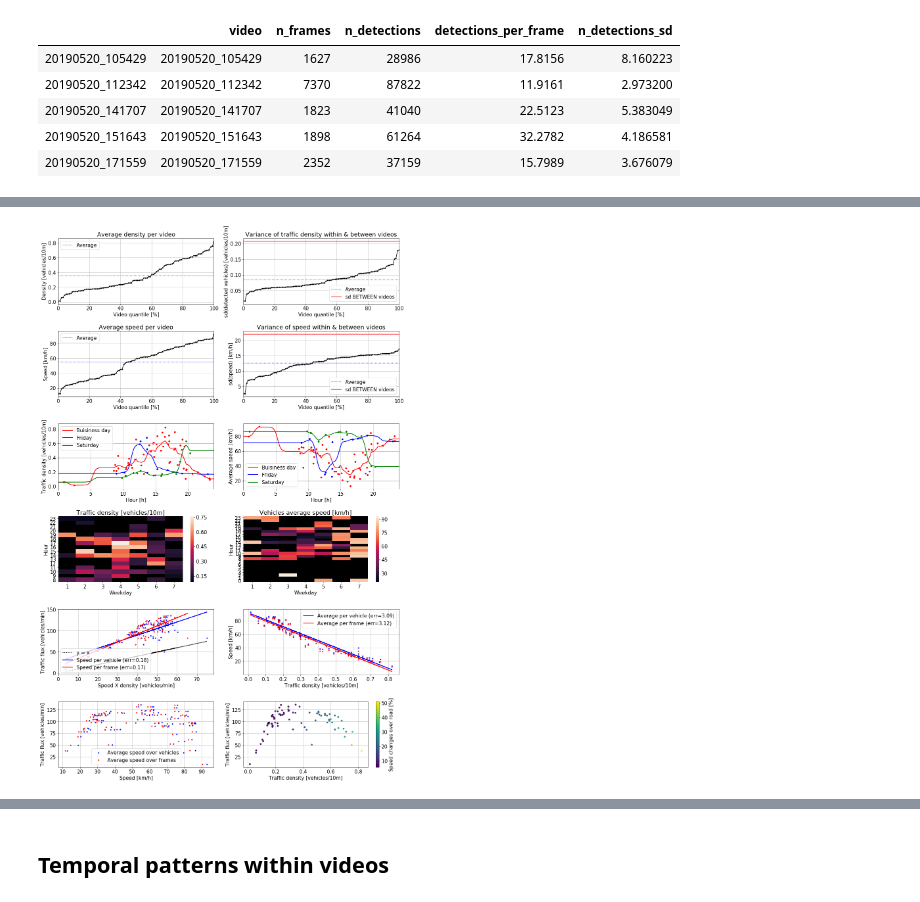
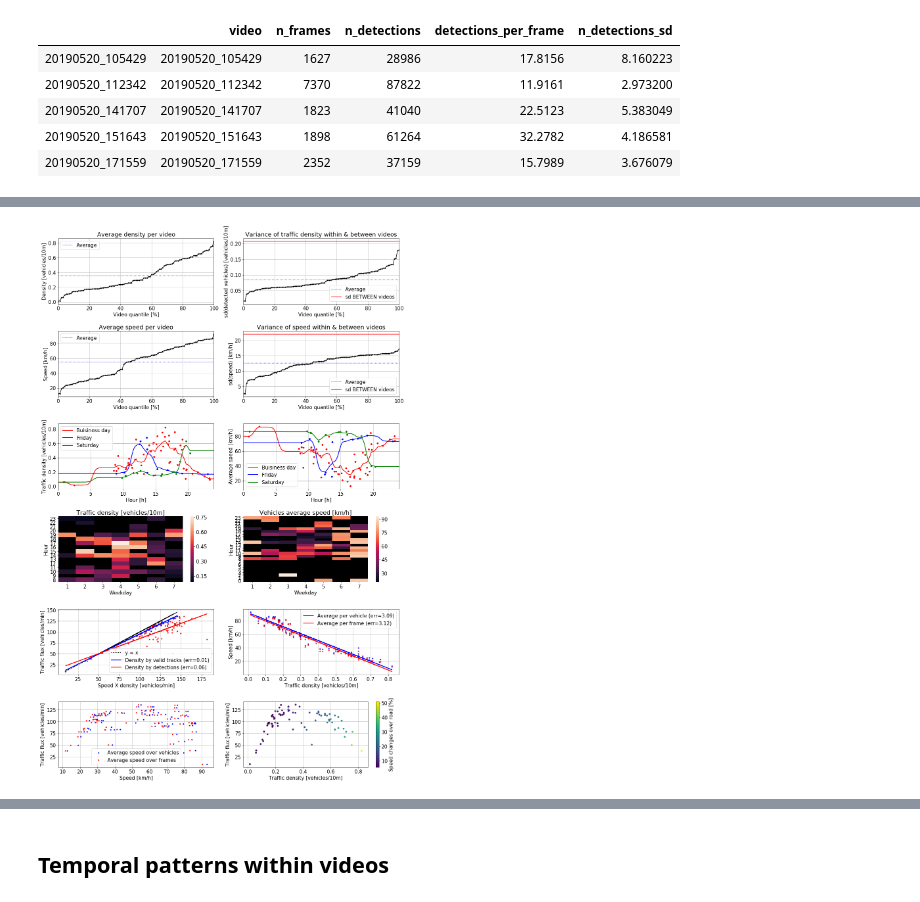
Before and after one commit to ido90/AyalonRoad, a Jupyter notebook: Analyzer/Analysis.ipynb, the cells around one changed output, grey strips where cells are left out. Drawn from its saved outputs; the diff is of its cells as text; code cells hidden in the pictures.

```diff
--- a/Analyzer/Analysis.ipynb
+++ b/Analyzer/Analysis.ipynb
@@ -99,6 +102,11 @@ road_len = df.max_x.max()-0 # (min_x has some weird outlier)
 avg_speeds = 3.6*df.groupby('video')['abs_v'].apply(np.mean)
 detections_per_10m = nf.detections_per_frame / (n_lanes*road_len/10)
 flux = df.groupby('video')['car'].apply(len) / vf.len_minutes
+
+tracked_per_frame = sf[bp.get_cols(sf, 'n', spatial=True)[1:]].sum(axis=1, skipna=True)
+tracked_per_10m = tracked_per_frame / (n_lanes*(bp.X_REF.max()-bp.X_REF.min())/10)
+sf['tracked_per_10m'] = tracked_per_10m
+tracked_per_10m = sf.groupby('video')['tracked_per_10m'].apply(np.mean)
 # %%
 _, axs = plt.subplots(6,2, figsize=(16,24))
 
@@ -199,26 +207,26 @@ ax.set_ylabel('Hour')
 ax.set_title('Vehicles average speed [km/h]')
 
 # the fundamental traffic diagram
-# note: calculating average speed per vehicle vs. per frame is very similar to mean vs. harmonic-mean
 ax = axs[4,0]
-A = 60 / (1000/(10*n_lanes))
-fx1 = A*detections_per_10m.astype(float).values*avg_speeds.values
+A = (1000/10*n_lanes) / 60 # km/10m*lanes / hour
+fx1 = A*tracked_per_10m.astype(float).values*v_per_video.values
 fx2 = A*detections_per_10m.astype(float).values*v_per_video.values
 ax.plot(fx1, flux, 'b.')
 ax.plot(fx2, flux, 'r.')
 ax.plot(fx1, fx1, 'k:', linewidth=2, label=f'y = x')
 slope, intercept, _, _, std_err = stats.linregress(fx1, flux)
 preds = intercept + slope * fx1
-ax.plot(fx1, preds, 'b-', linewidth=2, label=f'Speed per vehicle (err={std_err:.2f})')
+ax.plot(fx1, preds, 'b-', linewidth=2, label=f'Density by valid tracks (err={std_err:.2f})')
 slope, intercept, _, _, std_err = stats.linregress(fx2, flux)
 preds = intercept + slope * fx2
-ax.plot(fx2, preds, 'r-', linewidth=2, label=f'Speed per frame (err={std_err:.2f})')
+ax.plot(fx2, preds, 'r-', linewidth=2, label=f'Density by detections (err={std_err:.2f})')
 ax.set_xlabel('Speed X density [vehicles/min]')
 ax.set_ylabel('Traffic flux [vehicles/min]')
 ax.grid()
 ax.legend()
 
 ax = axs[4,1]
+# note: calculating average speed per vehicle vs. per frame is very similar to mean vs. harmonic-mean
 ax.plot(detections_per_10m, avg_speeds, 'b.')
 ax.plot(detections_per_10m, v_per_video, 'r.')
 slope, intercept, _, _, std_err = stats.linregress(detections_per_10m.astype(float), avg_speeds)
@@ -227,31 +235,31 @@ ax.plot(detections_per_10m, preds, 'b-', linewidth=2, label=f'Average per vehicl
 slope, intercept, _, _, std_err = stats.linregress(detections_per_10m.astype(float), v_per_video)
 preds = intercept + slope * detections_per_10m
 ax.plot(detections_per_10m, preds, 'r-', linewidth=2, label=f'Average per frame (err={std_err:.2f})')
 ax.set_xlabel('Traffic density [vehicles/10m]')
 ax.set_ylabel('Speed [km/h]')
 ax.grid()
 ax.legend()
 
 ax = axs[5,0]
 ax.plot(avg_speeds, flux, 'b.', label='Average speed over vehicles')
 ax.plot(v_per_video, flux, 'r.', label='Average speed over frames')
 ax.set_xlabel('Speed [km/h]')
 ax.set_ylabel('Traffic flux [vehicles/min]')
 ax.grid()
 ax.legend()
 
 ax = axs[5,1]
 avg_v_std = 100*np.array([np.mean(df.v_sd[df.video==v]/df.v[df.video==v]) for v in vf.video])
 sc = ax.scatter(detections_per_10m, flux, s=20, c=avg_v_std, cmap='viridis')
 cbar = plt.colorbar(sc, ax=ax)
 cbar.ax.set_ylabel(f'Speed changes over road [%]')
 # ax.plot(detections_per_10m, flux, 'b.')
 ax.set_xlabel('Traffic density [vehicles/10m]')
 ax.set_ylabel('Traffic flux [vehicles/min]')
 ax.grid()
 # The main outlier in flux vs. density is the 20190525_202019 in which
 # there was a slow queue in the right (large density) along with smooth motion in the left (large flux).
 
 plt.tight_layout()
 # %% [output]
-[figure, old version]
+[figure, new version]
```
Also changed, not shown: parts of 6 cells of this notebook.
